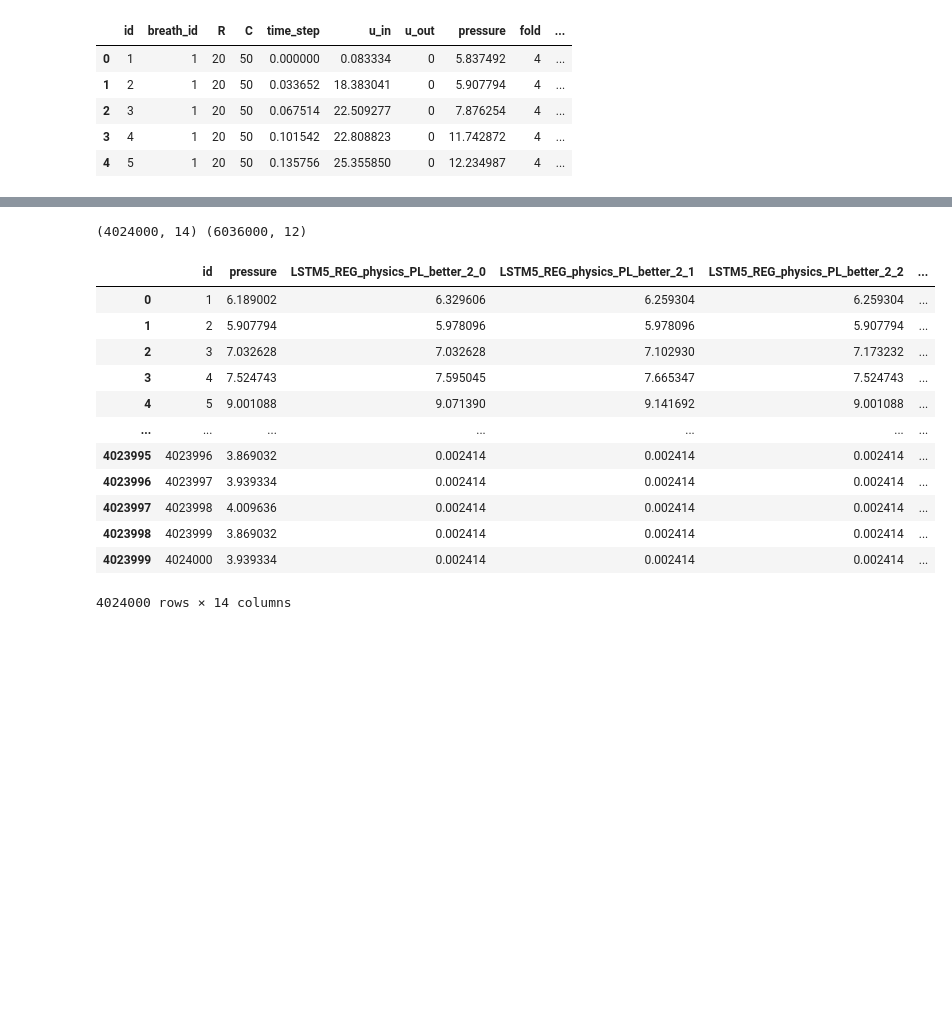
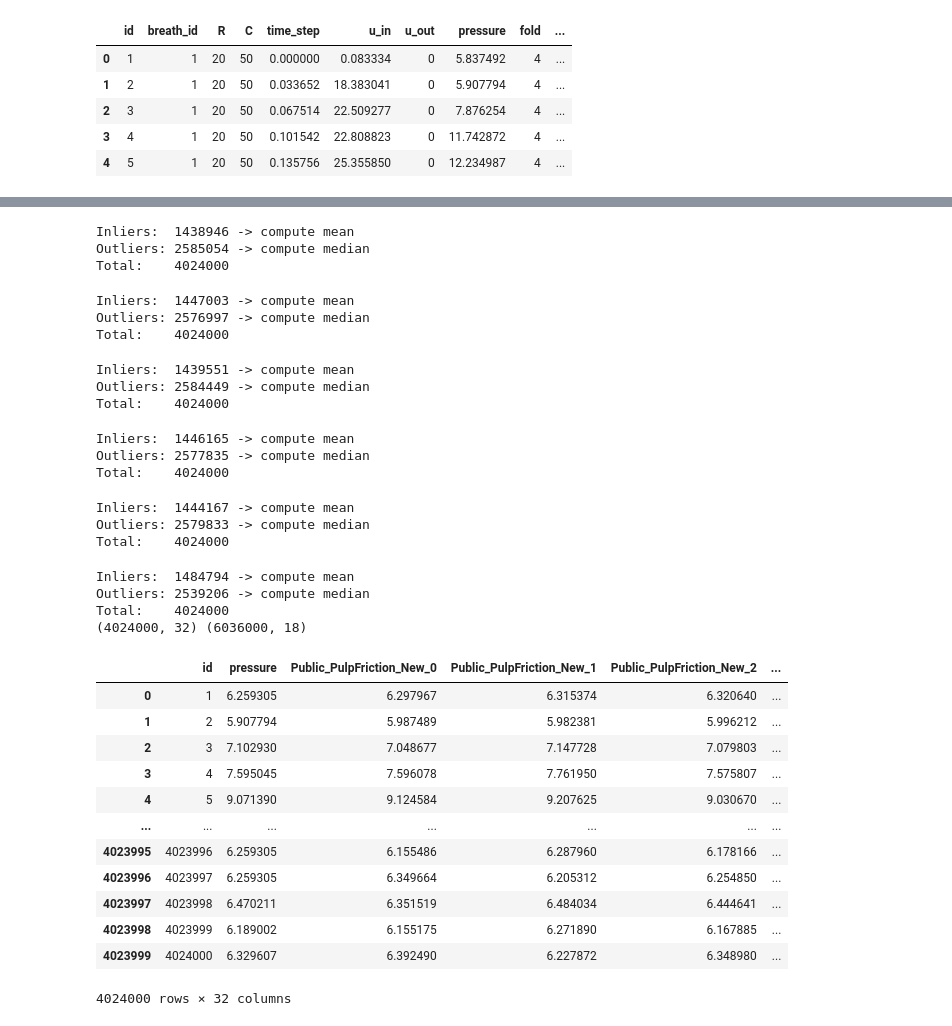
Before and after one commit to ZiyueWang25/GBVPP, a Jupyter notebook: notebook/Ensemble.ipynb, the cells around one changed output, grey strips where cells are left out. Drawn from its saved outputs; the diff is of its cells as text; code cells hidden in the pictures; blank space fills up the shorter version.

```diff
--- a/notebook/Ensemble.ipynb
+++ b/notebook/Ensemble.ipynb
@@ -76,0 +92,4 @@ Total:    4024000
+# %%
+for key, sub_file in subs.items():
+    CV = train.groupby("fold").apply(lambda df: cal_mae_metric(df["pressure"],df[key],1-df["u_out"])).mean()
+    print(f"Model {key} CV {CV:.5f}")
@@ -76,0 +102,8 @@ Total:    4024000
+# %%
+model_cols = list(subs.keys())
+train["oof_avg"] =  transform_pv(train[model_cols].mean(axis=1))
+train["oof_median"] =  transform_pv(train[model_cols].median(axis=1))
+train["oof_smart"] =  transform_pv(smart_avg(train[model_cols], axis=1))
+for key in ['oof_avg', 'oof_median', 'oof_smart']:
+    CV = train.groupby("fold").apply(lambda df: cal_mae_metric(df["pressure"],df[key],1-df["u_out"])).mean()
+    print(f"{key} CV {CV:.5f}")
@@ -94,0 +175,8 @@ sub_all.head()
+# %%
+# weights here ....
+#train["pressure_smart"] = transform_pv((train[list(subs.keys())] * ws).sum(axis=1))
+train["pressure_smart"] = transform_pv(smart_avg(train[list(subs.keys())],axis=1))
+CVs = train.groupby("fold").apply(lambda df: cal_mae_metric(df["pressure"],df["pressure_smart"],1-df["u_out"]))
+CV = np.mean(CVs)
+print(CVs)
+print("Ensemble CV: Mean {:.4f}, std {:.4f}".format(np.mean(CVs), np.std(CVs)))
@@ -159,7 +239,0 @@ Public_PulpFriction_New                  Optimised Weights: 0.6382675562859392
-# %%
-# weights here ....
-train["pressure_smart"] = transform_pv((train[list(subs.keys())] * ws).sum(axis=1))
-CVs = train.groupby("fold").apply(lambda df: cal_mae_metric(df["pressure"],df["pressure_smart"],1-df["u_out"]))
-CV = np.mean(CVs)
-print(CVs)
-print("Ensemble CV: Mean {:.4f}, std {:.4f}".format(np.mean(CVs), np.std(CVs)))
@@ -175,28 +240,48 @@ Ensemble CV: Mean 0.1596, std 0.0018
 # %%
 for fold in tqdm(range(5)):
     sub_keys = [key+f"_{fold}" for key in subs.keys()]
-    test_fold_pred = transform_pv((sub_all[sub_keys] * ws).sum(axis=1))
+    #test_fold_pred = transform_pv((sub_all[sub_keys] * ws).sum(axis=1))
+    test_fold_pred = transform_pv(smart_avg(sub_all[sub_keys], axis=1))
     sub_fold = sub_all[["id"]].copy()
     sub_fold[f'preds_fold{fold}'] = test_fold_pred
     sub_fold.to_csv(ensemble_folder + f"/test_fold{fold}.csv",index=False)
 
-sub_all["pressure"] = transform_pv((sub_all[model_cols] * ws).sum(axis=1))
+#sub_all["pressure"] = transform_pv((sub_all[model_cols] * ws).sum(axis=1))
+sub_all["pressure"] = transform_pv(smart_avg(sub_all[model_cols], axis=1))
 sub_all.to_csv(ensemble_folder + f"/sub_all_{CV*1e5:.0f}.csv")
 sub_all[["id","pressure"]].to_csv(ensemble_folder + f"/submission_{CV*1e5:.0f}.csv",index=False)
 print(sub_all.shape, train.shape)
 sub_all
 # %% [output]
-(4024000, 14) (6036000, 12)
+Inliers:  1438946 -> compute mean
+Outliers: 2585054 -> compute median
+Total:    4024000
+Inliers:  1447003 -> compute mean
+Outliers: 2576997 -> compute median
+Total:    4024000
+Inliers:  1439551 -> compute mean
+Outliers: 2584449 -> compute median
+Total:    4024000
+Inliers:  1446165 -> compute mean
+Outliers: 2577835 -> compute median
+Total:    4024000
+Inliers:  1444167 -> compute mean
+Outliers: 2579833 -> compute median
+Total:    4024000
+Inliers:  1484794 -> compute mean
+Outliers: 2539206 -> compute median
+Total:    4024000
+(4024000, 32) (6036000, 18)
-|  | id | pressure | LSTM5_REG_physics_PL_better_2_0 | LSTM5_REG_physics_PL_better_2_1 | LSTM5_REG_physics_PL_better_2_2 | ... |
-| 0 | 1 | 6.189002 | 6.329606 | 6.259304 | 6.259304 | ... |
-| 1 | 2 | 5.907794 | 5.978096 | 5.978096 | 5.907794 | ... |
-| 2 | 3 | 7.032628 | 7.032628 | 7.102930 | 7.173232 | ... |
-| 3 | 4 | 7.524743 | 7.595045 | 7.665347 | 7.524743 | ... |
-| 4 | 5 | 9.001088 | 9.071390 | 9.141692 | 9.001088 | ... |
+|  | id | pressure | Public_PulpFriction_New_0 | Public_PulpFriction_New_1 | Public_PulpFriction_New_2 | ... |
+| 0 | 1 | 6.259305 | 6.297967 | 6.315374 | 6.320640 | ... |
+| 1 | 2 | 5.907794 | 5.987489 | 5.982381 | 5.996212 | ... |
+| 2 | 3 | 7.102930 | 7.048677 | 7.147728 | 7.079803 | ... |
+| 3 | 4 | 7.595045 | 7.596078 | 7.761950 | 7.575807 | ... |
+| 4 | 5 | 9.071390 | 9.124584 | 9.207625 | 9.030670 | ... |
 | ... | ... | ... | ... | ... | ... | ... |
-| 4023995 | 4023996 | 3.869032 | 0.002414 | 0.002414 | 0.002414 | ... |
-| 4023996 | 4023997 | 3.939334 | 0.002414 | 0.002414 | 0.002414 | ... |
-| 4023997 | 4023998 | 4.009636 | 0.002414 | 0.002414 | 0.002414 | ... |
-| 4023998 | 4023999 | 3.869032 | 0.002414 | 0.002414 | 0.002414 | ... |
-| 4023999 | 4024000 | 3.939334 | 0.002414 | 0.002414 | 0.002414 | ... |
+| 4023995 | 4023996 | 6.259305 | 6.155486 | 6.287960 | 6.178166 | ... |
+| 4023996 | 4023997 | 6.259305 | 6.349664 | 6.205312 | 6.254850 | ... |
+| 4023997 | 4023998 | 6.470211 | 6.351519 | 6.484034 | 6.444641 | ... |
+| 4023998 | 4023999 | 6.189002 | 6.155175 | 6.271890 | 6.167885 | ... |
+| 4023999 | 4024000 | 6.329607 | 6.392490 | 6.227872 | 6.348980 | ... |
-4024000 rows × 14 columns
+4024000 rows × 32 columns
```
Also changed, not shown: parts of 21 cells of this notebook, 7 other files.
